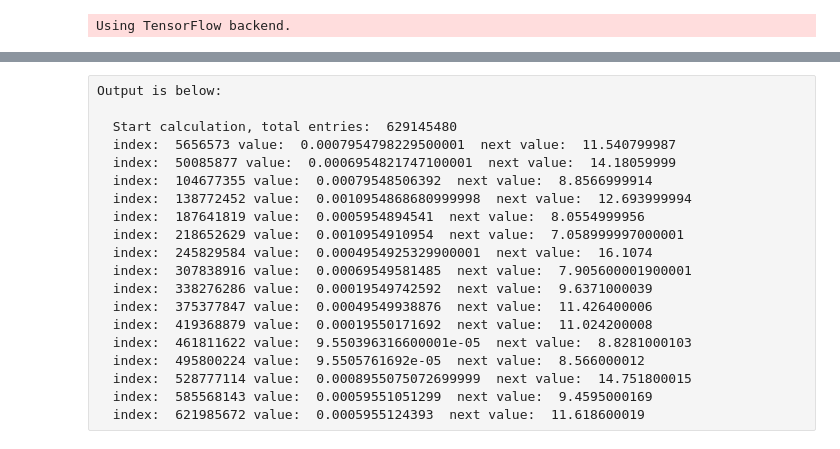
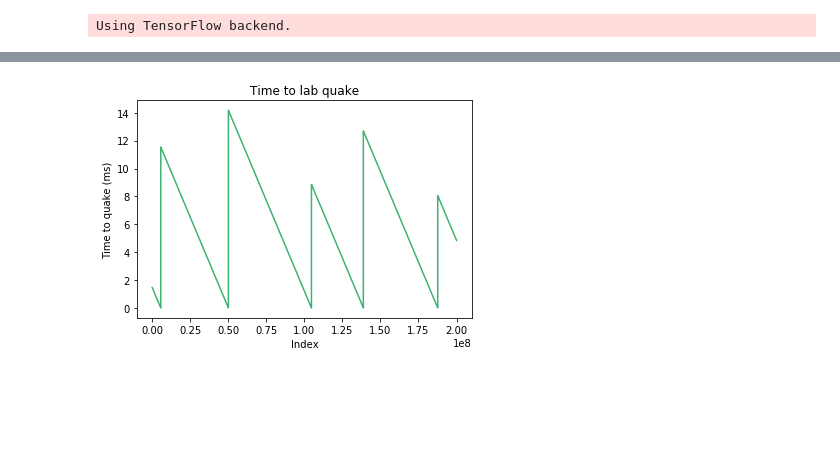
Before and after one commit to jieyu11/LANLQuakePredict, a Jupyter notebook: LabEarthQuakePred.ipynb, the cells around one changed output, grey strips where cells are left out. Drawn from its saved outputs; the diff is of its cells as text; code cells hidden in the pictures; blank space fills up the shorter version.

```diff
--- a/LabEarthQuakePred.ipynb
+++ b/LabEarthQuakePred.ipynb
@@ -66,20 +69,10 @@ Loading the code below (running would take hours).
-# %% [raw]
-Output is below:
-
-  Start calculation, total entries:  629145480
-  index:  5656573 value:  0.0007954798229500001  next value:  11.540799987
-  index:  50085877 value:  0.0006954821747100001  next value:  14.18059999
-  index:  104677355 value:  0.00079548506392  next value:  8.8566999914
-  index:  138772452 value:  0.0010954868680999998  next value:  12.693999994
-  index:  187641819 value:  0.0005954894541  next value:  8.0554999956
-  index:  218652629 value:  0.0010954910954  next value:  7.058999997000001
-  index:  245829584 value:  0.0004954925329900001  next value:  16.1074
-  index:  307838916 value:  0.00069549581485  next value:  7.905600001900001
-  index:  338276286 value:  0.00019549742592  next value:  9.6371000039
-  index:  375377847 value:  0.00049549938876  next value:  11.426400006
-  index:  419368879 value:  0.00019550171692  next value:  11.024200008
-  index:  461811622 value:  9.550396316600001e-05  next value:  8.8281000103
-  index:  495800224 value:  9.5505761692e-05  next value:  8.566000012
-  index:  528777114 value:  0.0008955075072699999  next value:  14.751800015
-  index:  585568143 value:  0.00059551051299  next value:  9.4595000169
-  index:  621985672 value:  0.0005955124393  next value:  11.618600019
+# %%
+train = pd.read_csv("data/train.csv", nrows = 200000000, dtype={'acoustic_data': np.int16, 'time_to_failure': np.float64})
+train.rename({"acoustic_data": "X", "time_to_failure": "Y"}, axis="columns", inplace=True)
+plt.plot(train.index.values, train.Y.values, c="mediumseagreen")
+plt.title("Time to lab quake")
+plt.xlabel("Index")
+plt.ylabel("Time to quake (ms)")
+plt.show()
+# %% [output]
+[figure, added]
```
Also changed, not shown: parts of 8 cells of this notebook.
